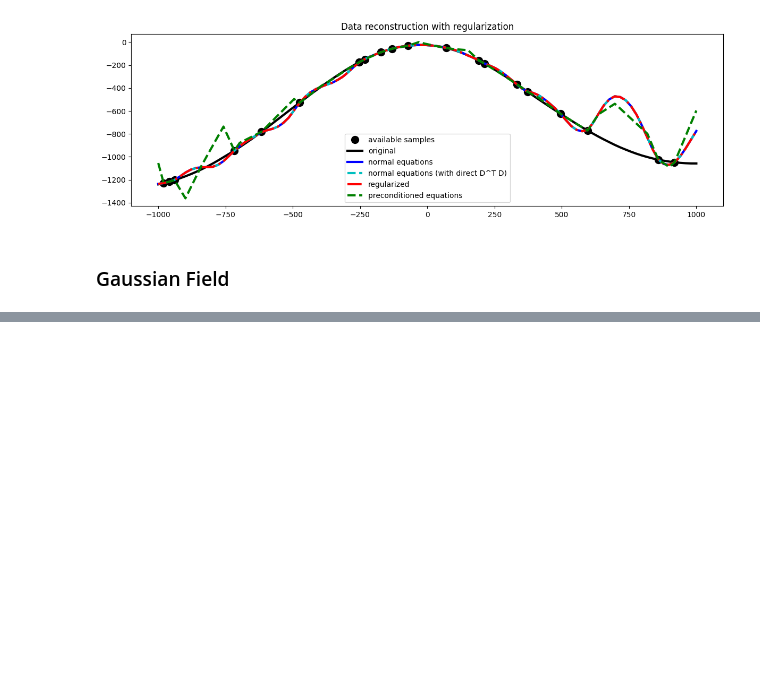
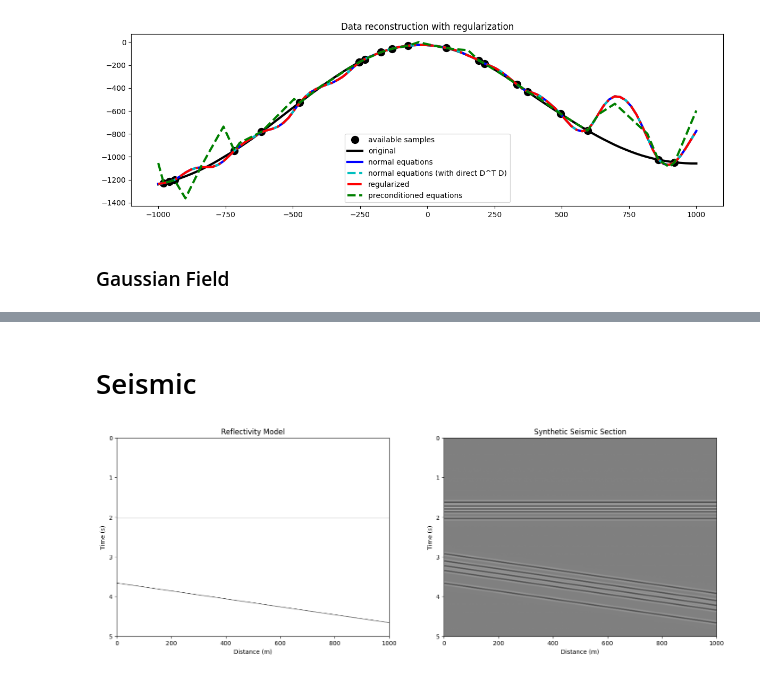
Before and after one commit to csc7/Probabilistic_Programming, a Jupyter notebook: GP_General.ipynb, the cells around one changed output, grey strips where cells are left out. Cells and saved outputs as stored; diff of their text form; code cells hidden in the pictures; blank space fills up the shorter version.

Commit message:
Add section for synthetic seismic data

```diff
--- a/GP_General.ipynb
+++ b/GP_General.ipynb
@@ -417,0 +418,70 @@ plt.show()
+# %% [markdown]
+# Seismic
+# %%
+# Import SciPy Ricker wavelet
+from scipy.signal import ricker
+
+# Parameters
+nt = 500    # Number of time samples
+dt = 0.01   # Time sampling in seconds
+nz = 100    # Number of traces
+dx = 10     # Trace spacing in meters
+
+# Time and depth axis
+time = np.arange(nt) * dt
+distance = np.arange(nz) * dx
+
+# Initialization of variable to save seismic sections
+seismic_realizations=np.zeros((5, nt, nz))
+for i in range(5):
+    # Velocity model
+    v = 1500 + np.random.normal(0, 100) # Velocity in m/s
+
+    # Reflectivity model (2D grid with reflectors)
+    reflectivity = np.zeros((nt, nz))
+
+    # Horizontal reflector
+    reflector_depth = int(2500 / (v * dt))
+    reflectivity[reflector_depth, :] = 0.7  # Reflectivity coefficient
+
+    # Dipping reflector
+    slope = 1  # Slope of the dipping reflector
+    intercept_depth = int(4500 / (v * dt))
+    for ix in range(nz):
+        depth_idx = intercept_depth + int(ix * slope)
+        if depth_idx < nt:  # Ensure we don't go out of bounds
+            reflectivity[depth_idx, ix] = 0.7  # Reflectivity coefficient
+
+    # Ricker wavelet from SciPy
+    f0 = 20  # Dominant frequency of the Ricker wavelet in Hz
+    wavelet = ricker(nt/10, f0 * dt * 10)
+
+    # Convolution of wavelet with reflectivity model to get each trace
+    seismic = np.apply_along_axis(lambda trace: np.convolve(trace, wavelet, mode='same'), axis=0, arr=reflectivity)
+
+    # Add noise
+    noise = 0.0 * np.random.randn(nt, nz)
+
+    # Save each seismic section in a different variable
+    seismic_realizations[i] = seismic + noise
+
+
+# Plots
+plt.figure(figsize=(18, 6))
+
+# Plot of Reflectivity Model
+plt.subplot(1, 2, 1)
+plt.imshow(reflectivity, cmap='gray_r', aspect='auto', extent=[0, nz * dx, nt * dt, 0])
+plt.title('Reflectivity Model')
+plt.xlabel('Distance (m)')
+plt.ylabel('Time (s)')
+
+# Plot of Seismic Section
+plt.subplot(1, 2, 2)
+plt.imshow(np.sum(seismic_realizations, axis=0), cmap='gray_r', aspect='auto', extent=[0, nz * dx, nt * dt, 0], vmin=-1, vmax=1)
+plt.title('Synthetic Seismic Section')
+plt.xlabel('Distance (m)')
+plt.ylabel('Time (s)')
+plt.show()
+# %% [output]
+[figure, added]
```
Also changed, not shown: parts of 3 cells of this notebook.
